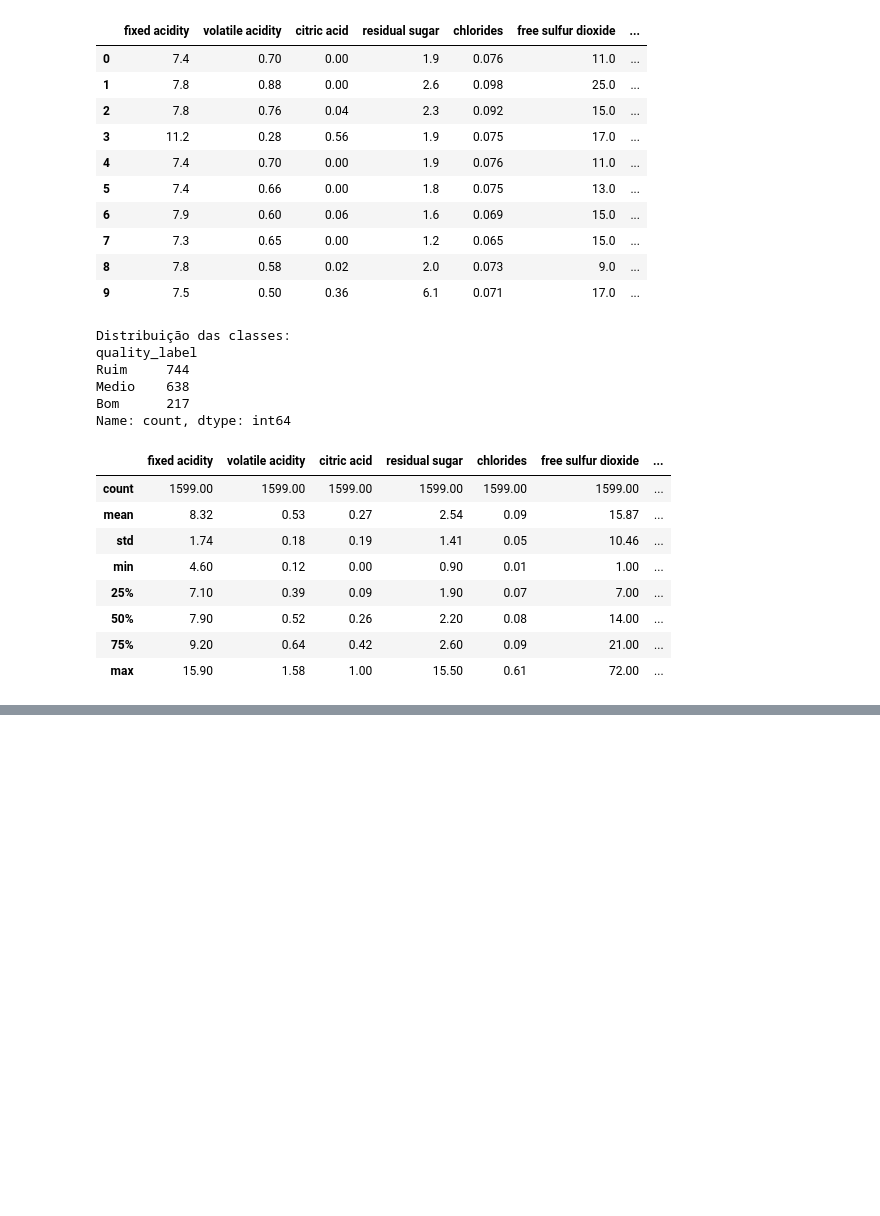
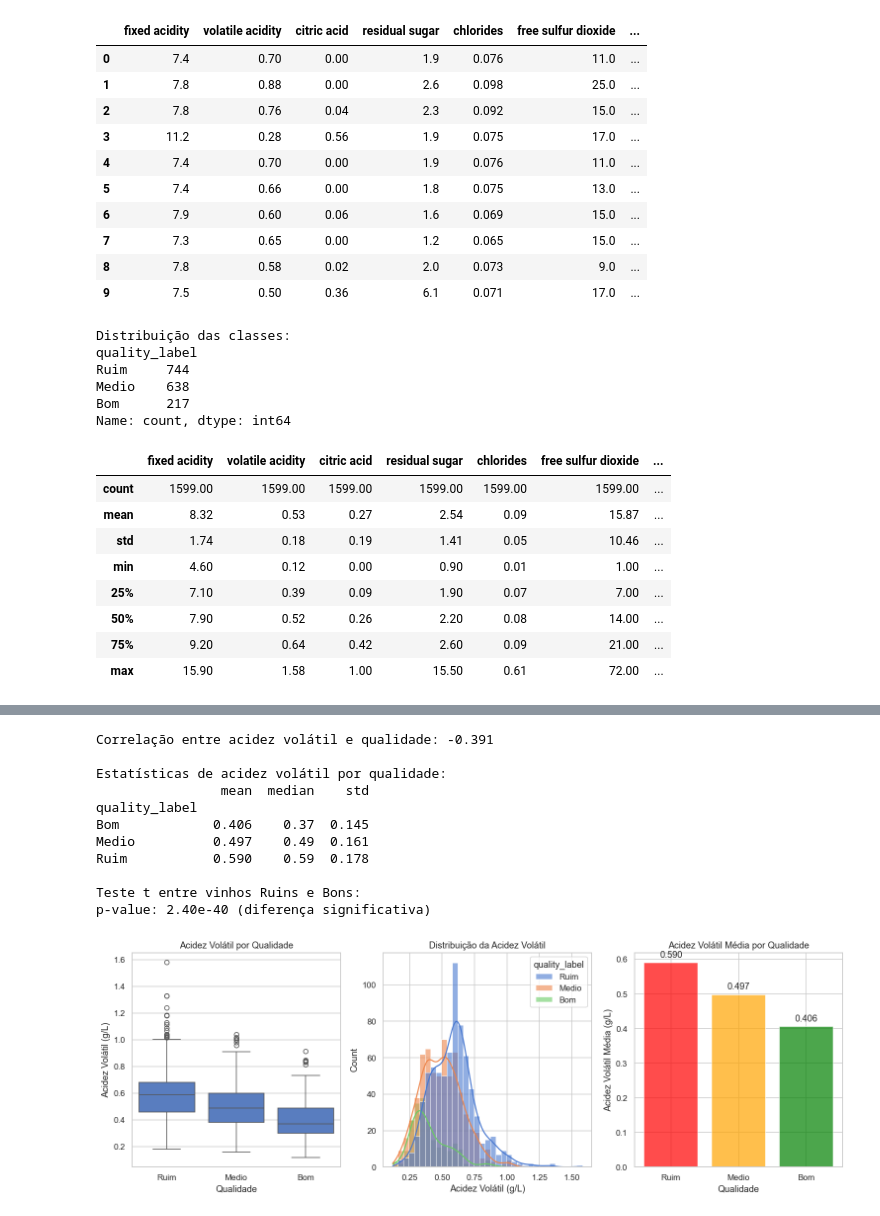
Before and after one commit to computacao-aplicada/lab01-eda-pedroluizforlan, a Jupyter notebook: wine.ipynb, the cells around one changed output, grey strips where cells are left out. Drawn from its saved outputs; the diff is of its cells as text; code cells hidden in the pictures; blank space fills up the shorter version.

```diff
--- a/wine.ipynb
+++ b/wine.ipynb
@@ -161,0 +121,55 @@ memory usage: 162.5+ KB
+# %%
+# DESCOBERTA 2: Acidez Volátil como Indicador de Qualidade
+
+correlation_volatile_quality = df['volatile acidity'].corr(df['quality'])
+print(f'Correlação entre acidez volátil e qualidade: {correlation_volatile_quality:.3f}')
+
+volatile_stats = df.groupby('quality_label')['volatile acidity'].agg(['mean', 'median', 'std']).round(3)
+print('\nEstatísticas de acidez volátil por qualidade:')
+print(volatile_stats)
+
+ruim = df[df['quality_label'] == 'Ruim']['volatile acidity']
+bom = df[df['quality_label'] == 'Bom']['volatile acidity']
+t_stat, p_value = stats.ttest_ind(ruim, bom)
+print(f'\nTeste t entre vinhos Ruins e Bons:')
+print(f'p-value: {p_value:.2e} (diferença {"significativa" if p_value < 0.05 else "não significativa"})')
+
+plt.figure(figsize=(14, 5))
+
+plt.subplot(1, 3, 1)
+sns.boxplot(data=df, x='quality_label', y='volatile acidity', order=['Ruim', 'Medio', 'Bom'])
+plt.title('Acidez Volátil por Qualidade')
+plt.xlabel('Qualidade')
+plt.ylabel('Acidez Volátil (g/L)')
+
+plt.subplot(1, 3, 2)
+sns.histplot(data=df, x='volatile acidity', hue='quality_label', kde=True, alpha=0.6)
+plt.title('Distribuição da Acidez Volátil')
+plt.xlabel('Acidez Volátil (g/L)')
+
+plt.subplot(1, 3, 3)
+quality_order = ['Ruim', 'Medio', 'Bom']
+means = [df[df['quality_label'] == q]['volatile acidity'].mean() for q in quality_order]
+plt.bar(quality_order, means, color=['red', 'orange', 'green'], alpha=0.7)
+plt.title('Acidez Volátil Média por Qualidade')
+plt.xlabel('Qualidade')
+plt.ylabel('Acidez Volátil Média (g/L)')
+
+for i, v in enumerate(means):
+    plt.text(i, v + 0.01, f'{v:.3f}', ha='center', va='bottom')
+
+plt.tight_layout()
+plt.show()
+# %% [output]
+Correlação entre acidez volátil e qualidade: -0.391
+
+Estatísticas de acidez volátil por qualidade:
+                mean  median    std
+quality_label
+Bom            0.406    0.37  0.145
+Medio          0.497    0.49  0.161
+Ruim           0.590    0.59  0.178
+
+Teste t entre vinhos Ruins e Bons:
+p-value: 2.40e-40 (diferença significativa)
+[figure, added]
```
Also changed, not shown: parts of 12 cells of this notebook, 1 other file.
